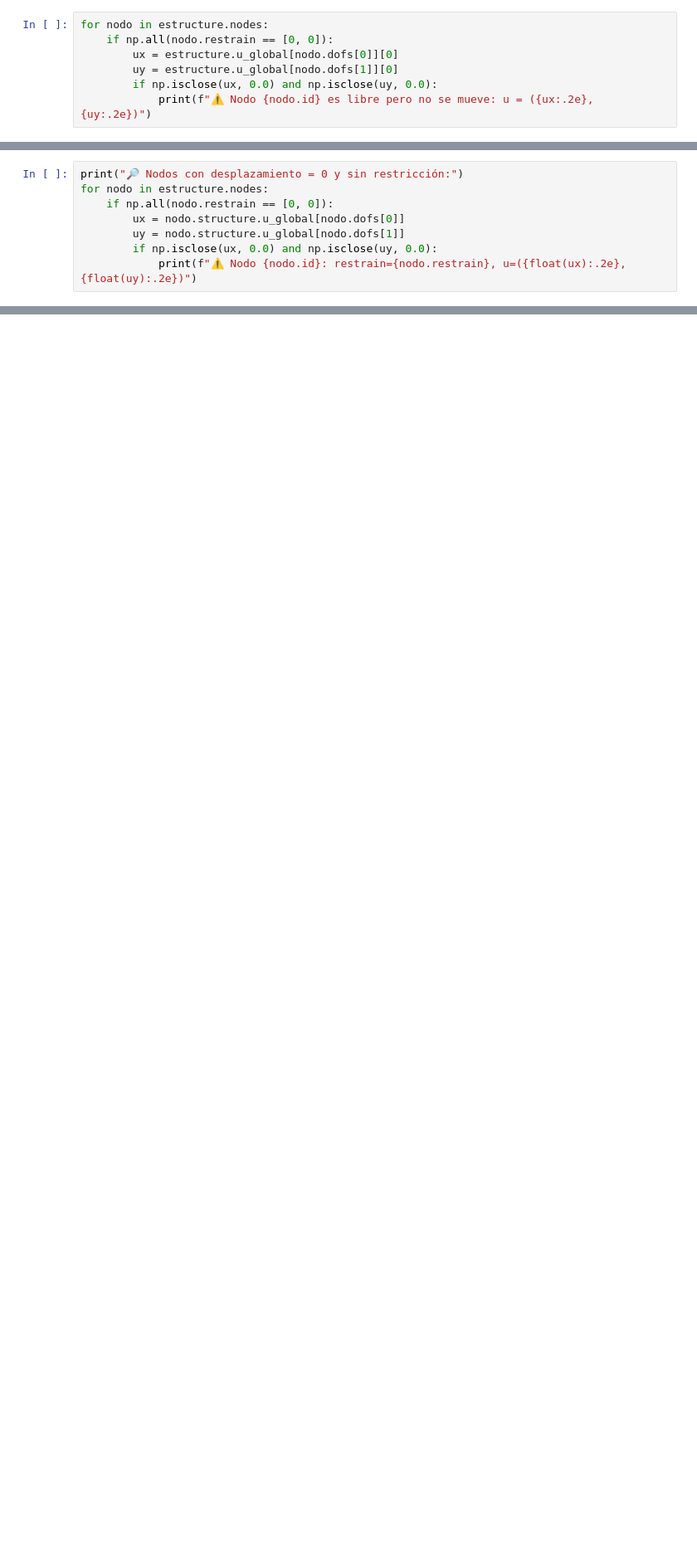
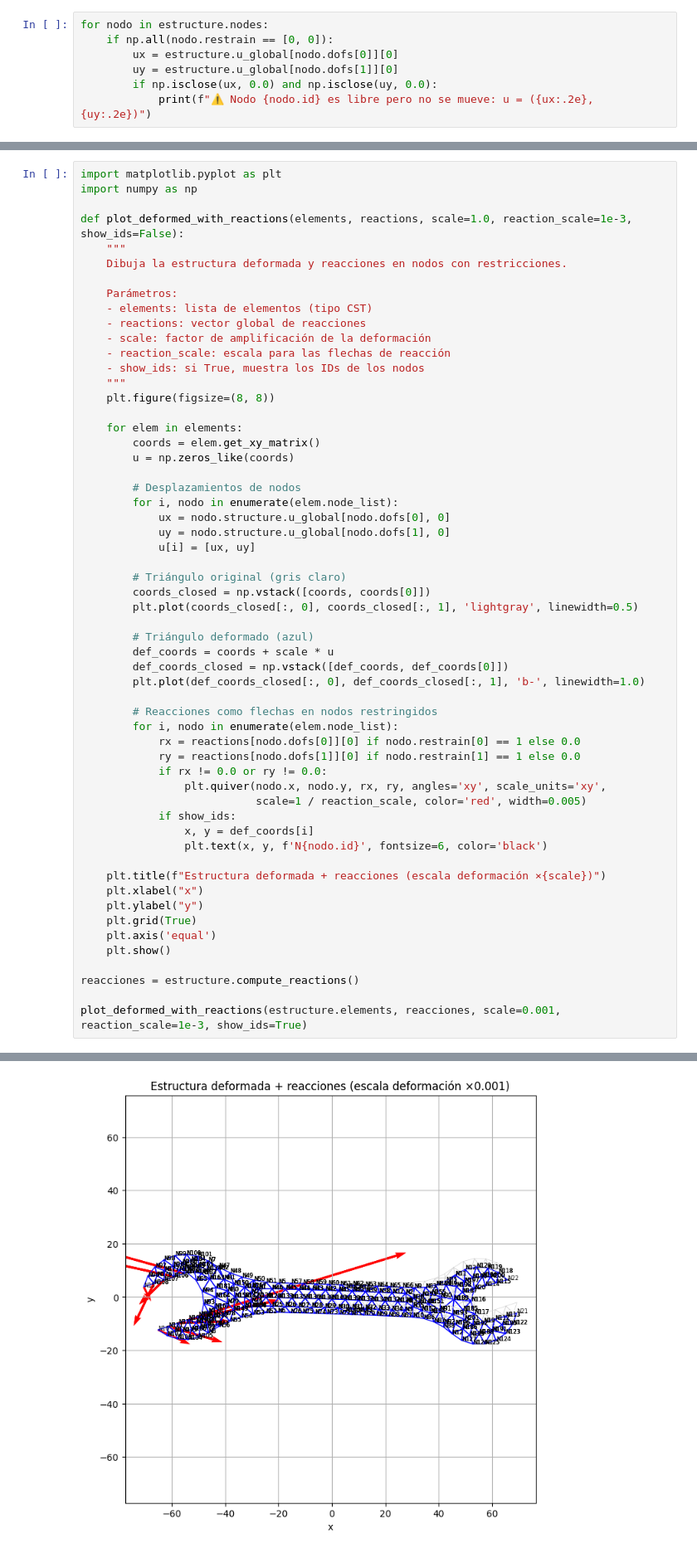
Before and after one commit to LukasWolff2002/TAREA_2_FINITE, a Jupyter notebook: ENTREGA_6/codigo.ipynb, the cells around one changed output, grey strips where cells are left out. Shown at 83% size. Saved outputs shown, nothing was run; the diff lists cells and outputs as text; blank space fills up the shorter version.

```diff
--- a/ENTREGA_6/codigo.ipynb
+++ b/ENTREGA_6/codigo.ipynb
@@ -450,9 +409,58 @@ plot_deformed_structure(estructure.elements, scale=0.001, show_ids=False)
 # %%
-print("🔎 Nodos con desplazamiento = 0 y sin restricción:")
-for nodo in estructure.nodes:
-    if np.all(nodo.restrain == [0, 0]):
-        ux = nodo.structure.u_global[nodo.dofs[0]]
-        uy = nodo.structure.u_global[nodo.dofs[1]]
-        if np.isclose(ux, 0.0) and np.isclose(uy, 0.0):
-            print(f"⚠️ Nodo {nodo.id}: restrain={nodo.restrain}, u=({float(ux):.2e}, {float(uy):.2e})")
+import matplotlib.pyplot as plt
+import numpy as np
+
+def plot_deformed_with_reactions(elements, reactions, scale=1.0, reaction_scale=1e-3, show_ids=False):
+    """
+    Dibuja la estructura deformada y reacciones en nodos con restricciones.
+
+    Parámetros:
+    - elements: lista de elementos (tipo CST)
+    - reactions: vector global de reacciones
+    - scale: factor de amplificación de la deformación
+    - reaction_scale: escala para las flechas de reacción
+    - show_ids: si True, muestra los IDs de los nodos
+    """
+    plt.figure(figsize=(8, 8))
+
+    for elem in elements:
+        coords = elem.get_xy_matrix()
+        u = np.zeros_like(coords)
+
+        # Desplazamientos de nodos
+        for i, nodo in enumerate(elem.node_list):
+            ux = nodo.structure.u_global[nodo.dofs[0], 0]
+            uy = nodo.structure.u_global[nodo.dofs[1], 0]
+            u[i] = [ux, uy]
+
+        # Triángulo original (gris claro)
+        coords_closed = np.vstack([coords, coords[0]])
+        plt.plot(coords_closed[:, 0], coords_closed[:, 1], 'lightgray', linewidth=0.5)
+
+        # Triángulo deformado (azul)
+        def_coords = coords + scale * u
+        def_coords_closed = np.vstack([def_coords, def_coords[0]])
+        plt.plot(def_coords_closed[:, 0], def_coords_closed[:, 1], 'b-', linewidth=1.0)
+
+        # Reacciones como flechas en nodos restringidos
+        for i, nodo in enumerate(elem.node_list):
+            rx = reactions[nodo.dofs[0]][0] if nodo.restrain[0] == 1 else 0.0
+            ry = reactions[nodo.dofs[1]][0] if nodo.restrain[1] == 1 else 0.0
+            if rx != 0.0 or ry != 0.0:
+                plt.quiver(nodo.x, nodo.y, rx, ry, angles='xy', scale_units='xy',
+                           scale=1 / reaction_scale, color='red', width=0.005)
+            if show_ids:
+                x, y = def_coords[i]
+                plt.text(x, y, f'N{nodo.id}', fontsize=6, color='black')
+
+    plt.title(f"Estructura deformada + reacciones (escala deformación ×{scale})")
+    plt.xlabel("x")
+    plt.ylabel("y")
+    plt.grid(True)
+    plt.axis('equal')
+    plt.show()
+
+reacciones = estructure.compute_reactions()
+
+plot_deformed_with_reactions(estructure.elements, reacciones, scale=0.001, reaction_scale=1e-3, show_ids=True)
 # %% [output]
@@ -459,0 +484 @@ for nodo in estructure.nodes:
+[figure, added]
```
Also changed, not shown: parts of 15 cells of this notebook, 4 other files.
